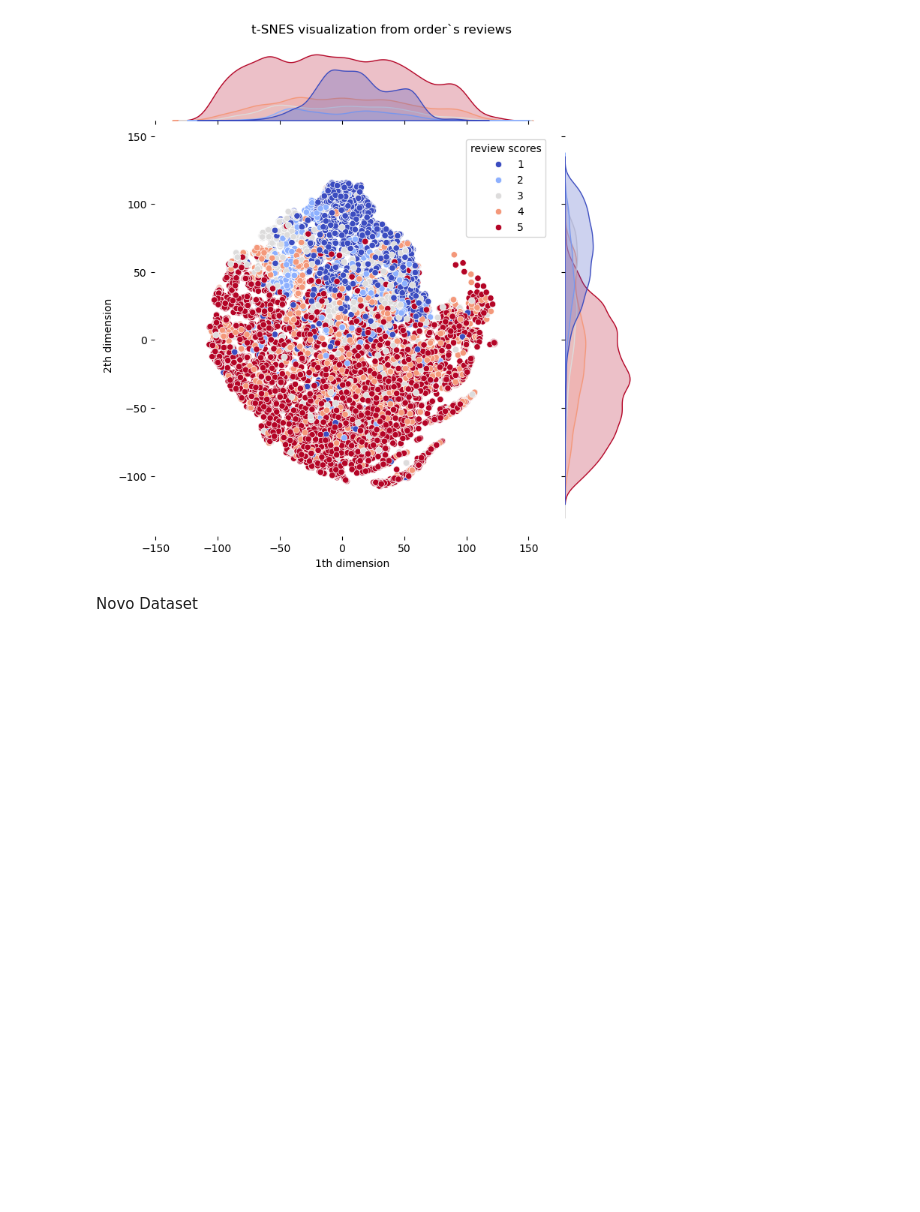
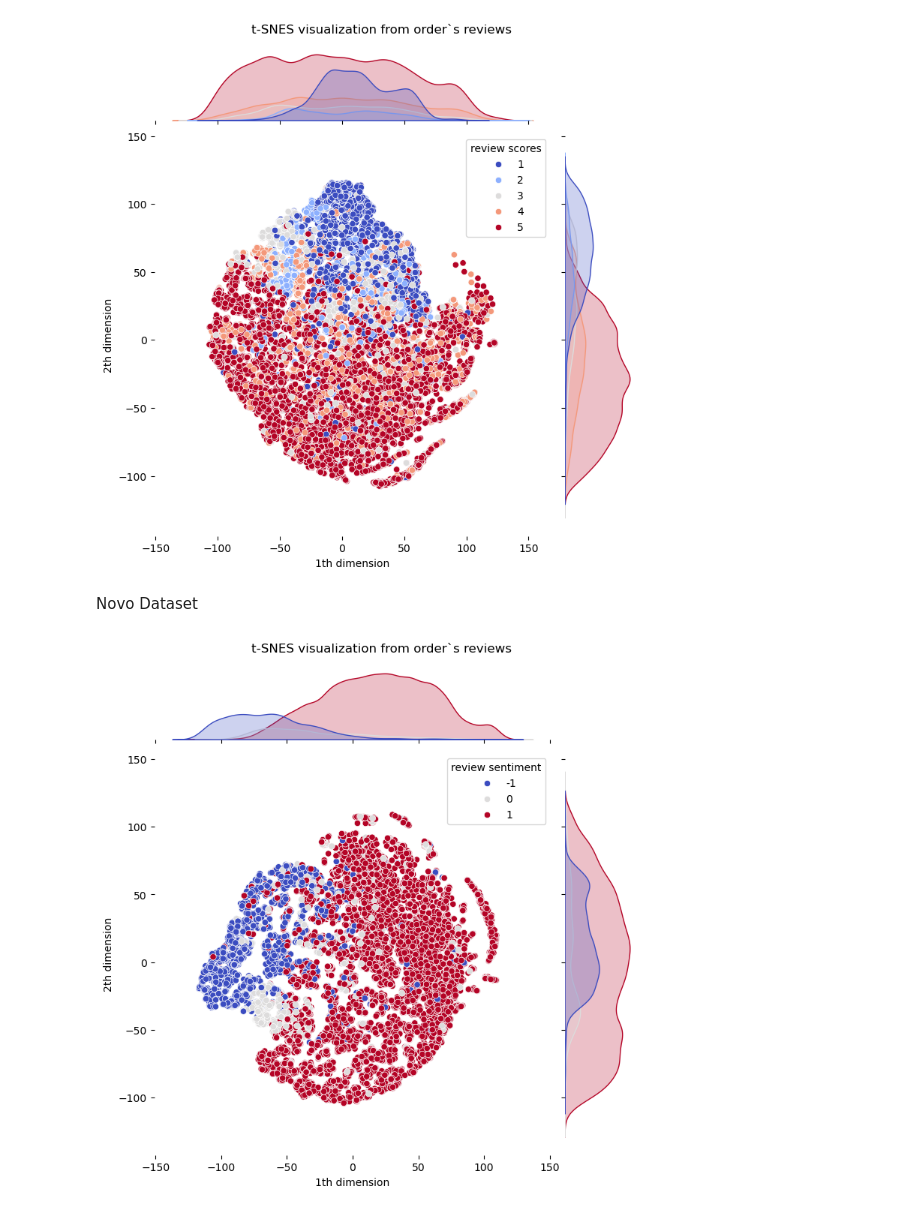
Before and after one commit to Squinelato/eEDB-002-2024-3, a Jupyter notebook: exploratory_analysis/feature_analysis.ipynb, the cells around one changed output. Cells and saved outputs as stored; diff of their text form; code cells hidden in the pictures; blank space fills up the shorter version.

```diff
--- a/exploratory_analysis/feature_analysis.ipynb
+++ b/exploratory_analysis/feature_analysis.ipynb
@@ -72,18 +72,20 @@ bidimensional_embeddings = tsne.fit_transform(embeddings)
 # %%
 sns.jointplot(
    x=bidimensional_embeddings[:, 0],
    y=bidimensional_embeddings[:, 1],
    hue=labels,
    palette='coolwarm',
    kind='scatter',
    height=7,
 )
 
-plt.legend(title='review scores')
+plt.legend(title='review sentiment')
 plt.xlabel('1th dimension')
 plt.ylabel('2th dimension')
 plt.suptitle('t-SNES visualization from order`s reviews', y=1.03)
 
 sns.despine(left=True, bottom=True)
 
-plt.savefig('../visualizations/tsnes.png')
+plt.savefig('../visualizations/tsnes_polarity.png')
+# %% [output]
+[figure, added]
```
Also changed, not shown: 1 other file.
